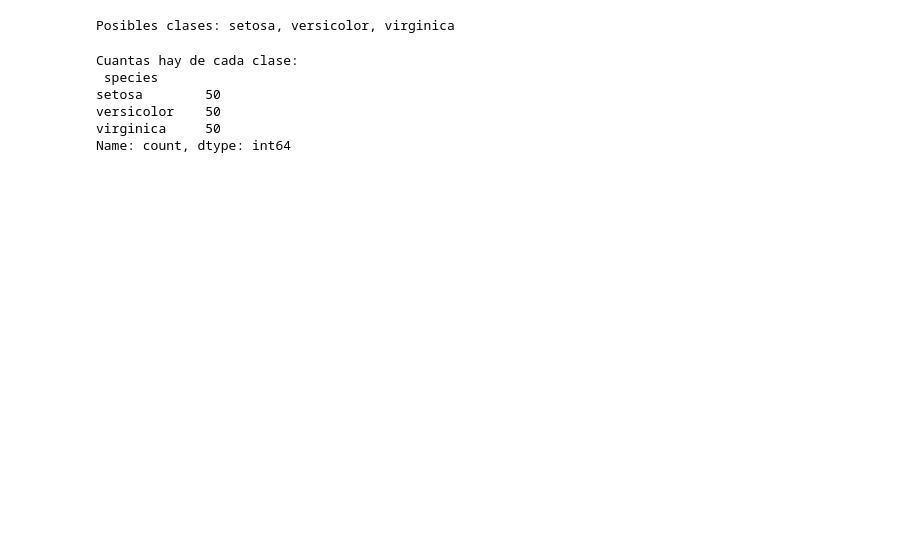
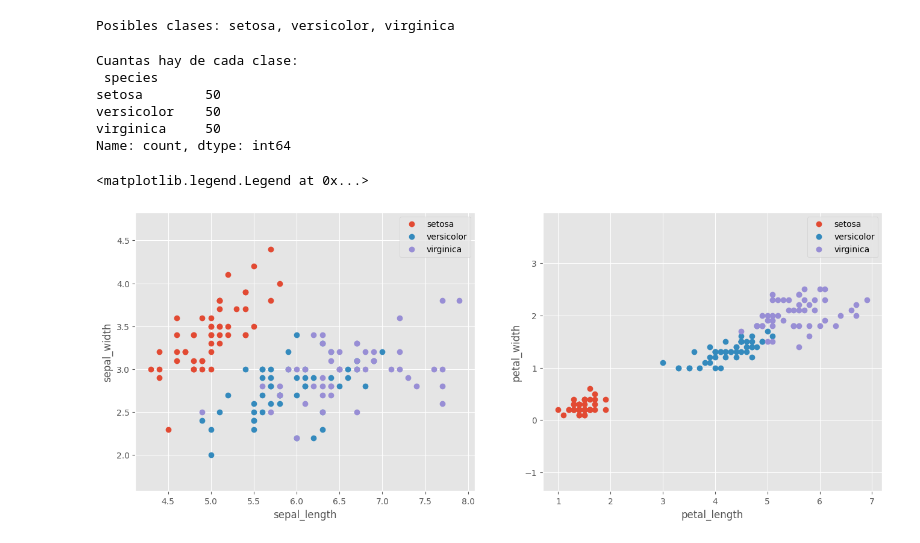
Before and after one commit to Angelmbx/Programacion-IA, a Jupyter notebook: UD3/Tareas/Tarea_69 - Iris dataset /Tarea_69.ipynb, the cells around one changed output. Cells and saved outputs as stored; diff of their text form; code cells hidden in the pictures; blank space fills up the shorter version.

```diff
--- a/UD3/Tareas/Tarea_69 - Iris dataset /Tarea_69.ipynb
+++ b/UD3/Tareas/Tarea_69 - Iris dataset /Tarea_69.ipynb
@@ -27,3 +54,34 @@ setosa        50
 versicolor    50
 virginica     50
 Name: count, dtype: int64
+# %%
+import matplotlib.pyplot as plt
+
+plt.style.use('ggplot')
+
+fig, (ax1, ax2) = plt.subplots(1, 2, figsize=(16, 6))
+for target, target_name in enumerate(especies):
+    X_plot = iris[iris["species"] == target_name]
+    ax1.plot(X_plot["sepal_length"], X_plot["sepal_width"],
+             linestyle='none',
+             marker='o',
+             label=target_name)
+ax1.set_xlabel("sepal_length")
+ax1.set_ylabel("sepal_width")
+ax1.axis('equal')
+ax1.legend()
+
+
+for target, target_name in enumerate(especies):
+    X_plot = iris[iris["species"] == target_name]
+    ax2.plot(X_plot["petal_length"], X_plot["petal_width"],
+             linestyle='none',
+             marker='o',
+             label=target_name)
+ax2.set_xlabel("petal_length")
+ax2.set_ylabel("petal_width")
+ax2.axis('equal')
+ax2.legend()
+# %% [output]
+<matplotlib.legend.Legend at 0x...>
+[figure, added]
```
Also changed, not shown: parts of 3 cells of this notebook.
